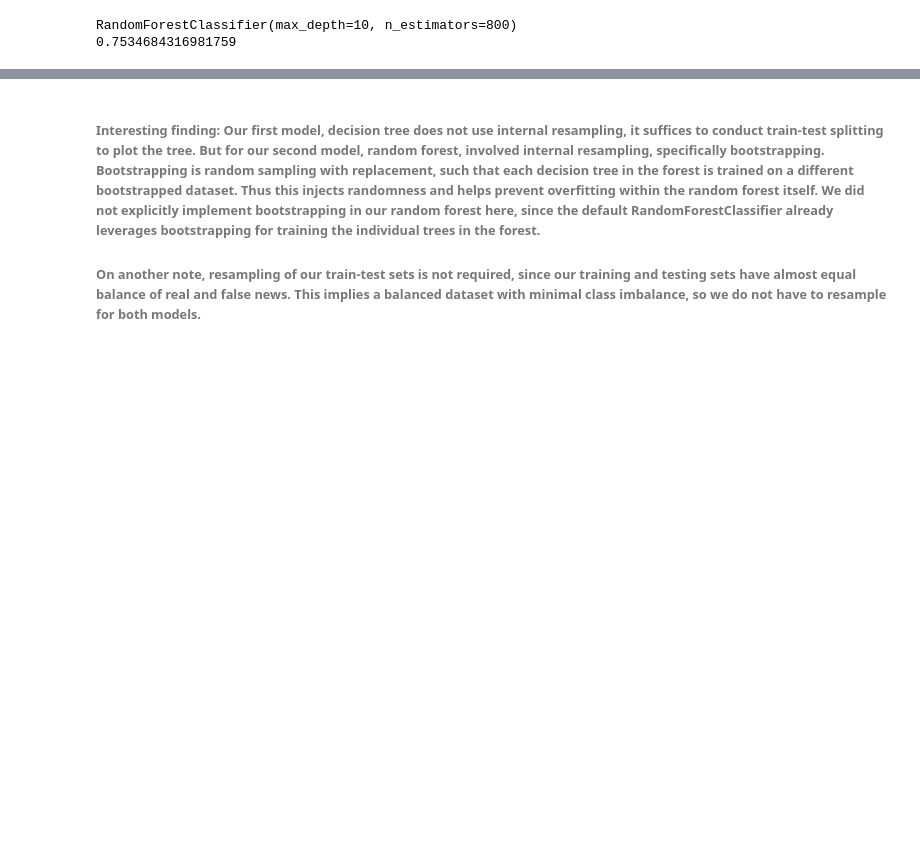
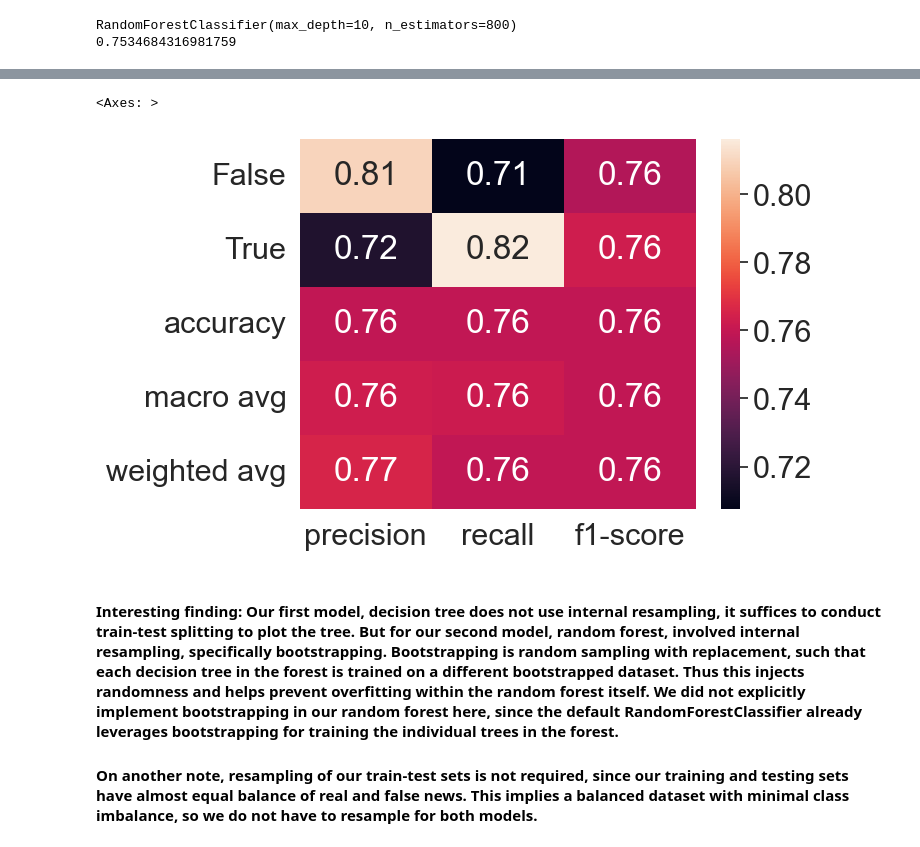
Before and after one commit to masamune-prog/SC1015_Project, a Jupyter notebook: Training Attempt #1 Using Indicators.ipynb, the cells around one changed output, grey strips where cells are left out. Cells and saved outputs as stored; diff of their text form; code cells hidden in the pictures; blank space fills up the shorter version.

```diff
--- a/Training Attempt #1 Using Indicators.ipynb
+++ b/Training Attempt #1 Using Indicators.ipynb
@@ -453,7 +505,14 @@ RandomForestClassifier(max_depth=10, n_estimators=800)
+# %%
+cr = classification_report(y_test, y_test_pred,output_dict=True)
+#use seaborn to present the classification report
+sb.heatmap(pd.DataFrame(cr).iloc[:-1, :].T, annot=True)
+# %% [output]
+<Axes: >
+[figure, added]
 # %% [markdown]
-###### Interesting finding: Our first model, decision tree does not use internal resampling, it suffices to conduct train-test splitting to plot the tree. But for our second model, random forest, involved internal resampling, specifically bootstrapping.  Bootstrapping is random sampling with replacement, such that each decision tree in the forest is trained on a different bootstrapped dataset. Thus this injects randomness and helps prevent overfitting within the random forest itself. We did not explicitly implement bootstrapping in our random forest here, since the default RandomForestClassifier already leverages bootstrapping for training the individual trees in the forest.
+#### Interesting finding: Our first model, decision tree does not use internal resampling, it suffices to conduct train-test splitting to plot the tree. But for our second model, random forest, involved internal resampling, specifically bootstrapping.  Bootstrapping is random sampling with replacement, such that each decision tree in the forest is trained on a different bootstrapped dataset. Thus this injects randomness and helps prevent overfitting within the random forest itself. We did not explicitly implement bootstrapping in our random forest here, since the default RandomForestClassifier already leverages bootstrapping for training the individual trees in the forest.
 
-###### On another note, resampling of our train-test sets is not required, since our training and testing sets have almost equal balance of real and false news. This implies a balanced dataset with minimal class imbalance, so we do not have to resample for both models.
+#### On another note, resampling of our train-test sets is not required, since our training and testing sets have almost equal balance of real and false news. This implies a balanced dataset with minimal class imbalance, so we do not have to resample for both models.
 # %% [markdown]
 <a style='text-decoration:none;line-height:16px;display:flex;color:#5B5B62;padding:10px;justify-content:end;' href='https://deepnote.com?utm_source=created-in-deepnote-cell&projectId=9f23536d-6e62-418a-b94b-ca9356b2599b' target="_blank">
 <img alt='Created in deepnote.com' style='display:inline;max-height:16px;margin:0px;margin-right:7.5px;' src='embedded-picture-1' > </img>
```
Also changed, not shown: parts of 8 cells of this notebook.
